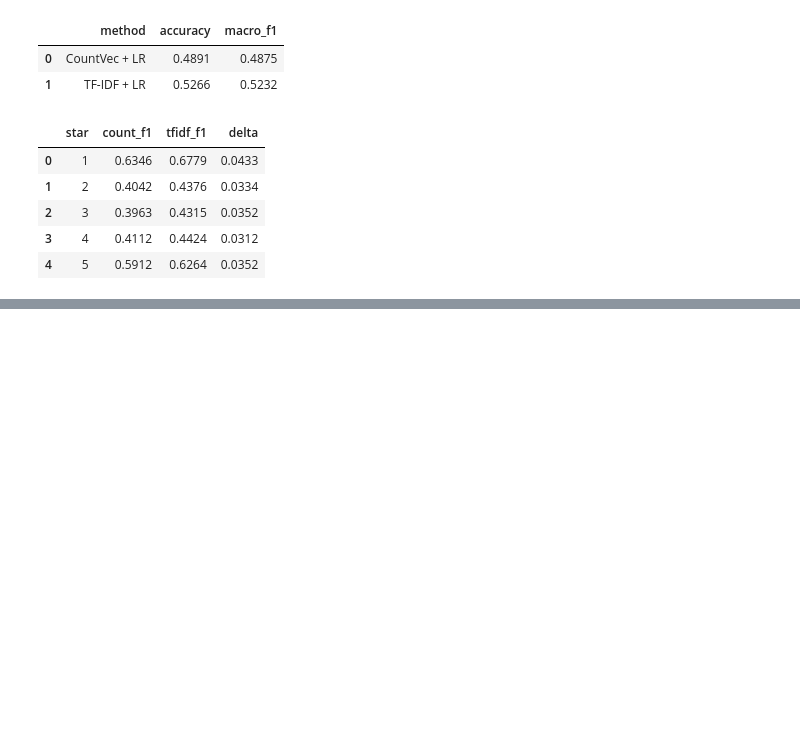
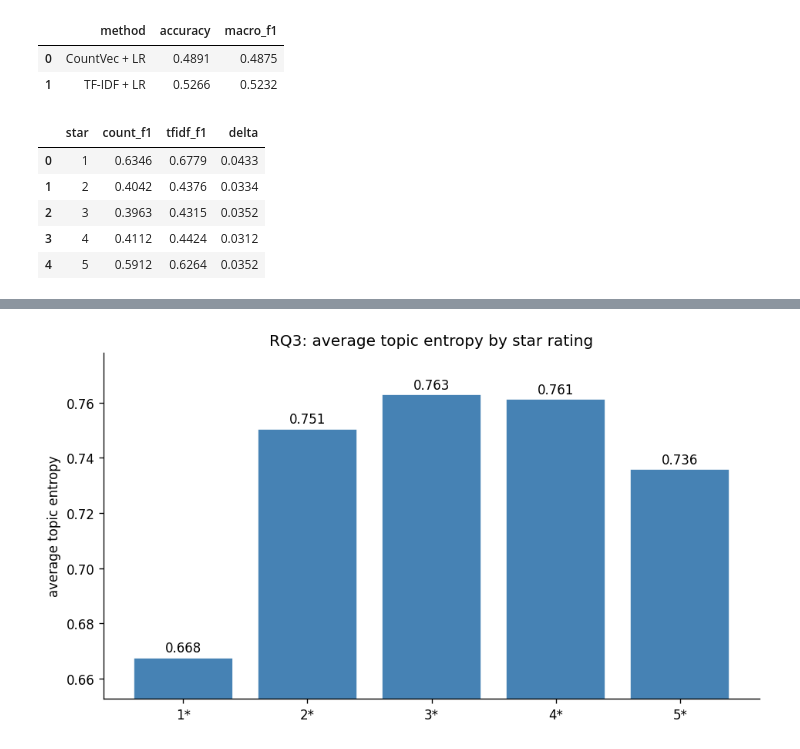
Before and after one commit to WSpie/CSCE676_proj, a Jupyter notebook: main_notebook.ipynb, the cells around one changed output, grey strips where cells are left out. Cells and saved outputs as stored; diff of their text form; code cells hidden in the pictures; blank space fills up the shorter version.

```diff
--- a/main_notebook.ipynb
+++ b/main_notebook.ipynb
@@ -326,0 +345,10 @@ plt.show()
+# %%
+# fit LDA on 10K, smaller vocab cap
+N_LDA = 10000
+lda_sample = train_df.sample(n=N_LDA, random_state=RANDOM_SEED)
+
+cv_lda = CountVectorizer(max_features=5000, min_df=10, stop_words="english")
+X_lda = cv_lda.fit_transform(lda_sample["text_clean"])
+
+lda = LatentDirichletAllocation(n_components=5, random_state=RANDOM_SEED)
+lda.fit(X_lda)
@@ -326,0 +371,10 @@ plt.show()
+# %%
+# transform a 30K labeled sample, average per-review topic entropy by star rating
+N_ENT = 30000
+ent_sample = train_df.sample(n=N_ENT, random_state=RANDOM_SEED).copy()
+X_ent = cv_lda.transform(ent_sample["text_clean"])
+doc_topic = lda.transform(X_ent)
+
+ent_sample["topic_entropy"] = [entropy(row) for row in doc_topic]
+mean_ent = ent_sample.groupby("label")["topic_entropy"].mean()
+mean_ent.round(4)
@@ -326,0 +389,20 @@ plt.show()
+# %%
+# plot average topic entropy
+fig, ax = plt.subplots(figsize=(8, 4.5))
+stars = [1, 2, 3, 4, 5]
+ax.bar([f"{s}*" for s in stars], mean_ent.values, color="steelblue", edgecolor="white")
+
+for i, v in enumerate(mean_ent.values):
+    ax.text(i, v + 0.002, f"{v:.3f}", ha="center", fontsize=10)
+
+ax.set_ylabel("average topic entropy")
+ax.set_title("RQ3: average topic entropy by star rating")
+ax.set_ylim(min(mean_ent.values) - 0.015, max(mean_ent.values) + 0.015)
+ax.spines["top"].set_visible(False)
+ax.spines["right"].set_visible(False)
+
+plt.tight_layout()
+plt.savefig("assets/rq3_entropy.png", dpi=200, bbox_inches="tight")
+plt.show()
+# %% [output]
+[figure, added]
```
Also changed, not shown: parts of 19 cells of this notebook, 4 other files.
